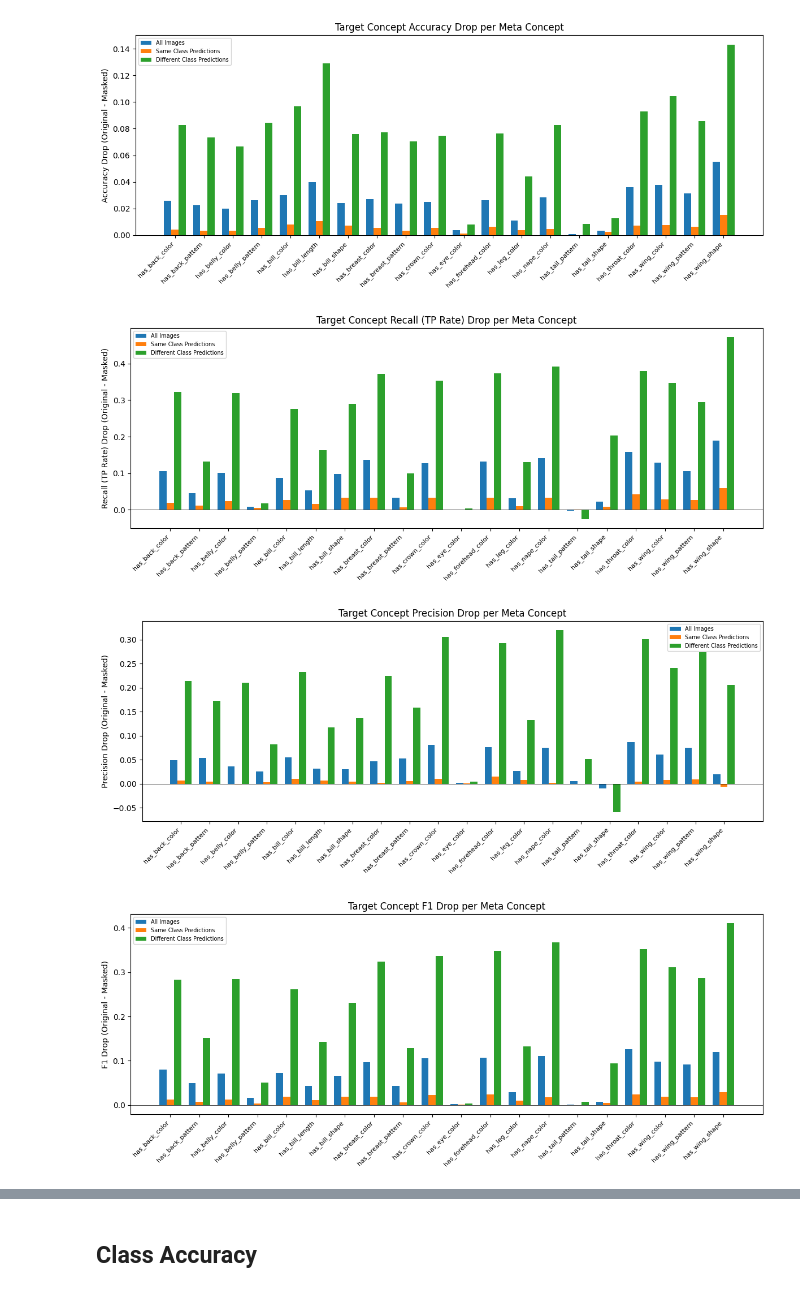
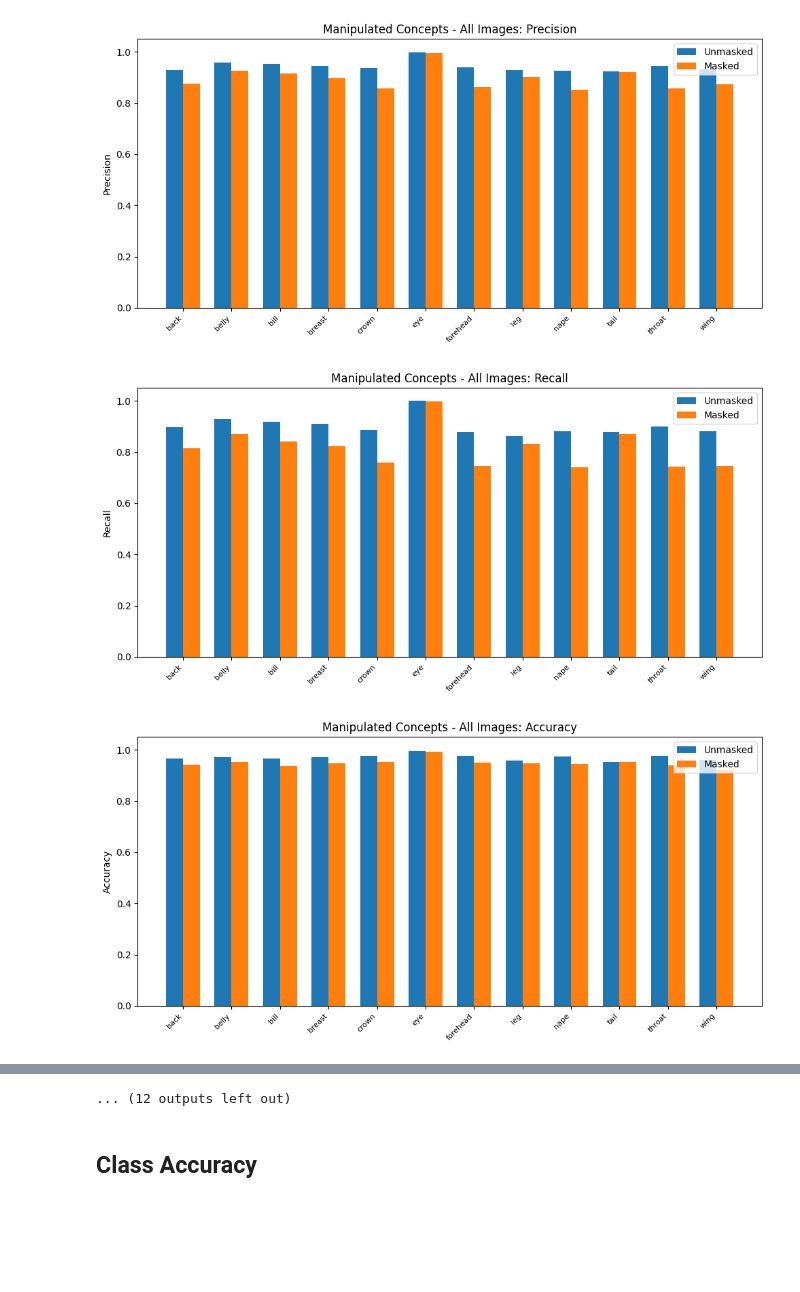
Before and after one commit to AndreasRaaskov/WhyCBMsFails, a Jupyter notebook: visualize_experiment1.ipynb, the cells around one changed output, grey strips where cells are left out. Drawn from its saved outputs; the diff is of its cells as text; code cells hidden in the pictures; blank space fills up the shorter version.

```diff
--- a/visualize_experiment1.ipynb
+++ b/visualize_experiment1.ipynb
@@ -156,25 +109,31 @@ bar_plot(names,
-# %%
-metric_names = ['Accuracy', 'Recall (TP Rate)', 'Precision', 'F1']
-
-for mi, mname in enumerate(metric_names):
-    fig, ax = plt.subplots(figsize=(max(10, len(names) * 0.6), 5))
-    x = np.arange(len(names))
-    width = 0.25
-
-    for si, split in enumerate(splits.keys()):
-        deltas = [computed[split][n]['orig'][mi] - computed[split][n]['mask'][mi] for n in names]
-        ax.bar(x + si * width, deltas, width, label=split)
-
-    ax.set_ylabel(f'{mname} Drop (Original - Masked)')
-    ax.set_title(f'Target Concept {mname} Drop per Meta Concept')
-    ax.set_xticks(x + width)
-    ax.set_xticklabels(names, rotation=45, ha='right', fontsize=8)
-    ax.legend(fontsize=7)
-    ax.axhline(y=0, color='black', linewidth=0.5)
-    plt.tight_layout()
-    plt.show()
-# %% [output]
-[figure, old version]
-[figure, removed]
-[figure, removed]
-[figure, removed]
+# %%
+def abs_bar_plot(names, metrics, group, subset, metric_name, title):
+    """Bar plot of absolute unmasked vs masked values."""
+    x = np.arange(len(names))
+    width = 0.35
+
+    unmasked_vals = [metrics[group][n]['unmasked'][subset][metric_name] for n in names]
+    masked_vals = [metrics[group][n]['masked'][subset][metric_name] for n in names]
+
+    fig, ax = plt.subplots(figsize=(max(10, len(names) * 0.6), 5))
+    ax.bar(x - width / 2, unmasked_vals, width, label='Unmasked')
+    ax.bar(x + width / 2, masked_vals, width, label='Masked')
+    ax.set_ylabel(metric_name.capitalize())
+    ax.set_title(title)
+    ax.set_xticks(x)
+    ax.set_xticklabels(names, rotation=45, ha='right', fontsize=8)
+    ax.legend()
+    ax.set_ylim(0, 1.05)
+    plt.tight_layout()
+    plt.show()
+
+
+for group, group_label in [('manipulated', 'Manipulated'), ('other_concepts', 'Other')]:
+    for subset, subset_label in [('all', 'All Images'), ('same_pred', 'Same Class Pred'), ('diff_pred', 'Diff Class Pred')]:
+        for metric_name in ['precision', 'recall', 'accuracy', 'f1']:
+            abs_bar_plot(names, metrics, group, subset, metric_name,
+                         f'{group_label} Concepts - {subset_label}: {metric_name.capitalize()}')
+# %% [output]
+[figure, new version]
+[figure, new version]
+[figure, new version]
@@ -181,2 +149,3 @@ for mi, mname in enumerate(metric_names):
+... (12 outputs left out)
 # %% [markdown]
 ## Class Accuracy
```
Also changed, not shown: parts of 20 cells of this notebook, 44 other files.
